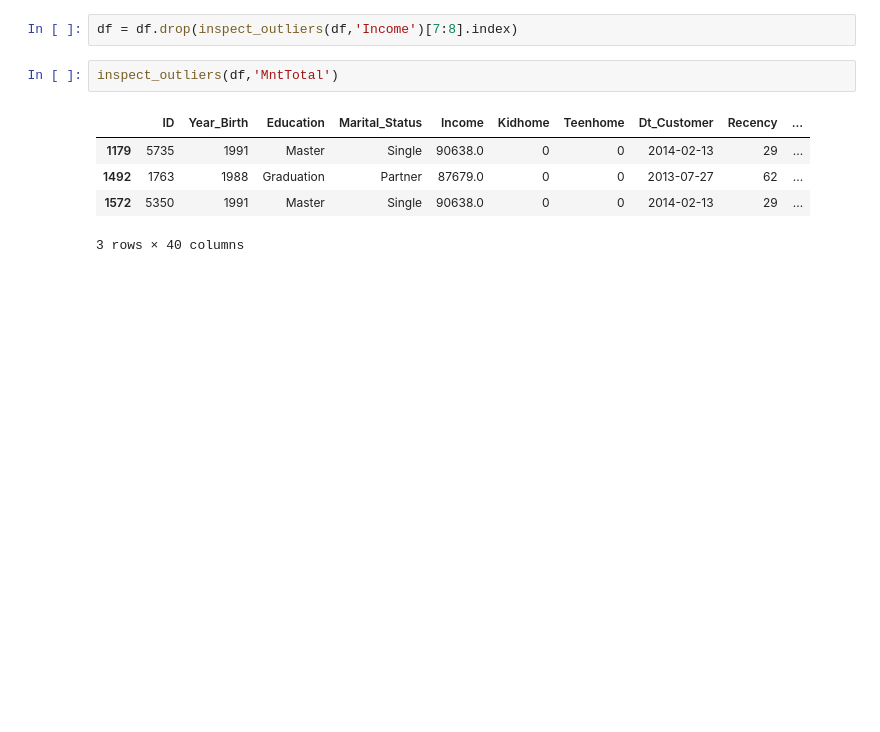
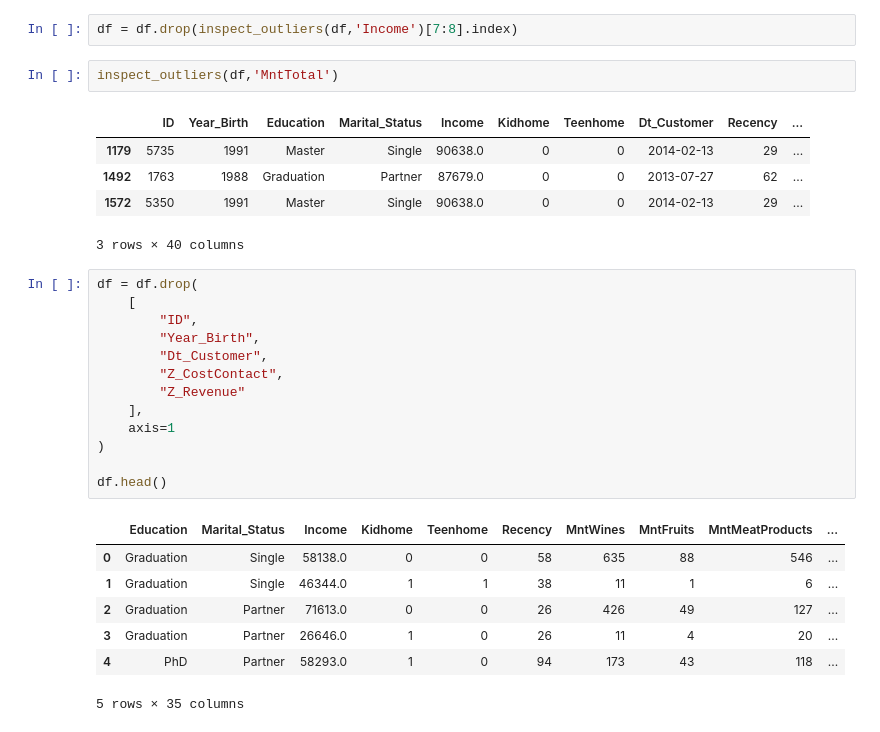
Before and after one commit to BraulioHermanson/IFOOD_2020, a Jupyter notebook: notebook/01_EDA.ipynb, the cells around one changed output. Cells and saved outputs as stored; diff of their text form; blank space fills up the shorter version.

Commit message:
drop columns

```diff
--- a/notebook/01_EDA.ipynb
+++ b/notebook/01_EDA.ipynb
@@ -420,3 +420,24 @@ inspect_outliers(df,'MntTotal')
 | 1492 | 1763 | 1988 | Graduation | Partner | 87679.0 | 0 | 0 | 2013-07-27 | 62 | ... |
 | 1572 | 5350 | 1991 | Master | Single | 90638.0 | 0 | 0 | 2014-02-13 | 29 | ... |
 3 rows × 40 columns
+# %%
+df = df.drop(
+    [
+        "ID",
+        "Year_Birth",
+        "Dt_Customer",
+        "Z_CostContact",
+        "Z_Revenue"
+    ],
+    axis=1
+)
+
+df.head()
+# %% [output]
+|  | Education | Marital_Status | Income | Kidhome | Teenhome | Recency | MntWines | MntFruits | MntMeatProducts | ... |
+| 0 | Graduation | Single | 58138.0 | 0 | 0 | 58 | 635 | 88 | 546 | ... |
+| 1 | Graduation | Single | 46344.0 | 1 | 1 | 38 | 11 | 1 | 6 | ... |
+| 2 | Graduation | Partner | 71613.0 | 0 | 0 | 26 | 426 | 49 | 127 | ... |
+| 3 | Graduation | Partner | 26646.0 | 1 | 0 | 26 | 11 | 4 | 20 | ... |
+| 4 | PhD | Partner | 58293.0 | 1 | 0 | 94 | 173 | 43 | 118 | ... |
+5 rows × 35 columns
```
